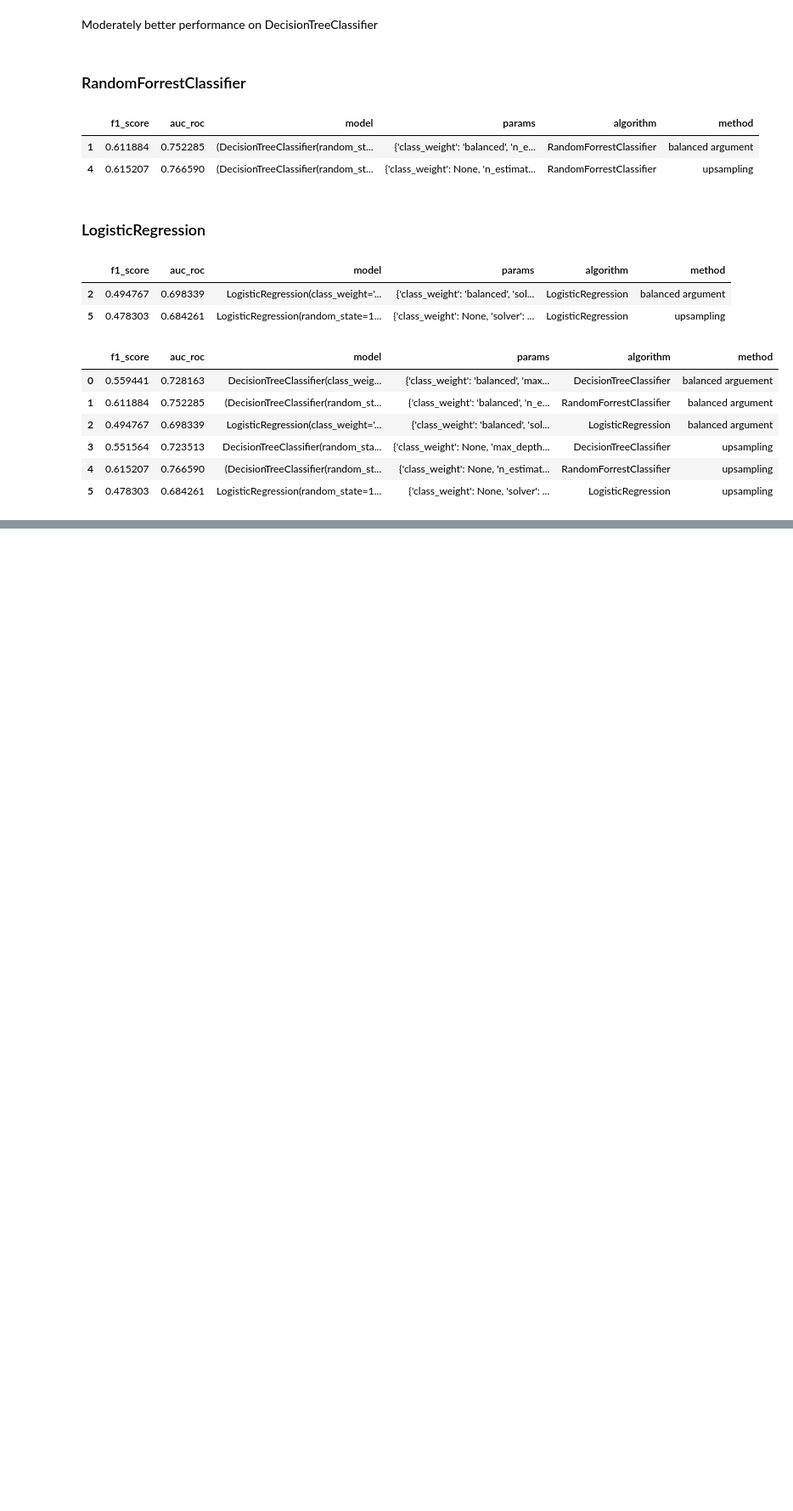
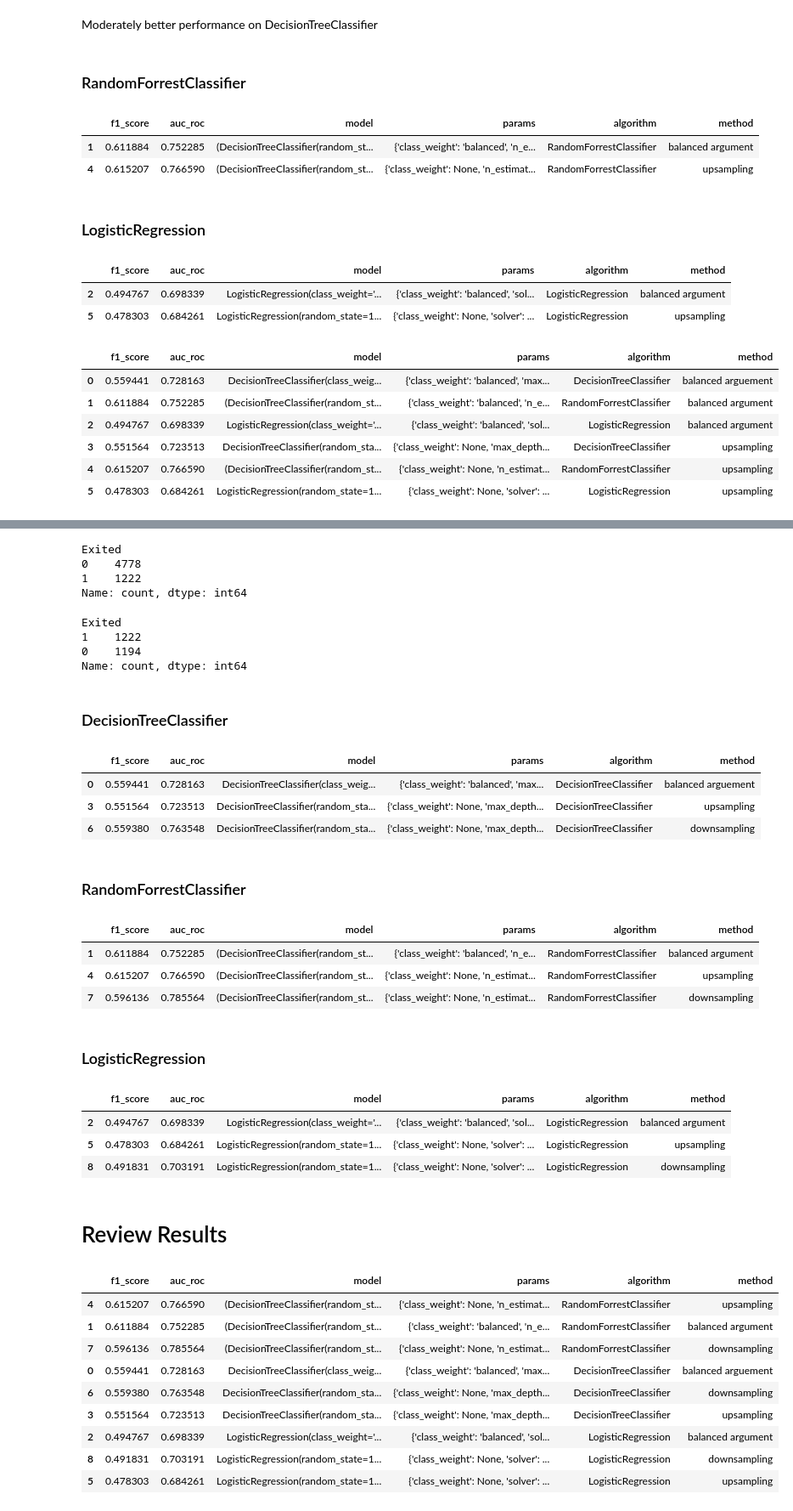
Before and after one commit to IMMontoya/Predict_Customer_Churn, a Jupyter notebook: nb.ipynb, the cells around one changed output, grey strips where cells are left out. Shown: that part at 85% size. Cells and saved outputs as stored; diff of their text form; code cells hidden in the pictures; blank space fills up the shorter version.

Commit message:
Up to Review Results section

```diff
--- a/nb.ipynb
+++ b/nb.ipynb
@@ -804,0 +808,7 @@ display(results)
+# %%
+target_train.value_counts()
+# %% [output]
+Exited
+0    4778
+1    1222
+Name: count, dtype: int64
@@ -804,0 +828,60 @@ display(results)
+# %%
+features_downsampled, target_downsampled = downsample(features_train, target_train, 0.25, random_state)
+
+print(target_downsampled.value_counts())
+# %% [output]
+Exited
+1    1222
+0    1194
+Name: count, dtype: int64
+# %% [markdown]
+### DecisionTreeClassifier
+# %%
+results = update_results(results, validate_DecisionTreeClassifier(features_downsampled, target_downsampled, features_valid, target_valid, random_state, **decision_tree_params), 'downsampling')
+# %%
+display(results[results['algorithm'] == 'DecisionTreeClassifier'])
+# %% [output]
+|  | f1_score | auc_roc | model | params | algorithm | method |
+| 0 | 0.559441 | 0.728163 | DecisionTreeClassifier(class_weig... | {'class_weight': 'balanced', 'max... | DecisionTreeClassifier | balanced arguement |
+| 3 | 0.551564 | 0.723513 | DecisionTreeClassifier(random_sta... | {'class_weight': None, 'max_depth... | DecisionTreeClassifier | upsampling |
+| 6 | 0.559380 | 0.763548 | DecisionTreeClassifier(random_sta... | {'class_weight': None, 'max_depth... | DecisionTreeClassifier | downsampling |
+# %% [markdown]
+### RandomForrestClassifier
+# %%
+results = update_results(results, validate_RandomForrest(features_downsampled, target_downsampled, features_valid, target_valid, **random_forrest_params), 'downsampling')
+# %%
+display(results[results['algorithm'] == 'RandomForrestClassifier'])
+# %% [output]
+|  | f1_score | auc_roc | model | params | algorithm | method |
+| 1 | 0.611884 | 0.752285 | (DecisionTreeClassifier(random_st... | {'class_weight': 'balanced', 'n_e... | RandomForrestClassifier | balanced argument |
+| 4 | 0.615207 | 0.766590 | (DecisionTreeClassifier(random_st... | {'class_weight': None, 'n_estimat... | RandomForrestClassifier | upsampling |
+| 7 | 0.596136 | 0.785564 | (DecisionTreeClassifier(random_st... | {'class_weight': None, 'n_estimat... | RandomForrestClassifier | downsampling |
+# %% [markdown]
+### LogisticRegression
+# %%
+results = update_results(results, validate_LogisticRegression(features_downsampled, target_downsampled, features_valid, target_valid, random_state=random_state, **logistic_regression_params), 'downsampling')
+# %%
+display(results[results['algorithm'] == 'LogisticRegression'])
+# %% [output]
+|  | f1_score | auc_roc | model | params | algorithm | method |
+| 2 | 0.494767 | 0.698339 | LogisticRegression(class_weight='... | {'class_weight': 'balanced', 'sol... | LogisticRegression | balanced argument |
+| 5 | 0.478303 | 0.684261 | LogisticRegression(random_state=1... | {'class_weight': None, 'solver': ... | LogisticRegression | upsampling |
+| 8 | 0.491831 | 0.703191 | LogisticRegression(random_state=1... | {'class_weight': None, 'solver': ... | LogisticRegression | downsampling |
+# %% [markdown]
+# Review Results
+# %%
+# Sort results by descending f1_score, auc_roc
+results = results.sort_values(by=['f1_score', 'auc_roc'], ascending=False)
+
+display(results)
+# %% [output]
+|  | f1_score | auc_roc | model | params | algorithm | method |
+| 4 | 0.615207 | 0.766590 | (DecisionTreeClassifier(random_st... | {'class_weight': None, 'n_estimat... | RandomForrestClassifier | upsampling |
+| 1 | 0.611884 | 0.752285 | (DecisionTreeClassifier(random_st... | {'class_weight': 'balanced', 'n_e... | RandomForrestClassifier | balanced argument |
+| 7 | 0.596136 | 0.785564 | (DecisionTreeClassifier(random_st... | {'class_weight': None, 'n_estimat... | RandomForrestClassifier | downsampling |
+| 0 | 0.559441 | 0.728163 | DecisionTreeClassifier(class_weig... | {'class_weight': 'balanced', 'max... | DecisionTreeClassifier | balanced arguement |
+| 6 | 0.559380 | 0.763548 | DecisionTreeClassifier(random_sta... | {'class_weight': None, 'max_depth... | DecisionTreeClassifier | downsampling |
+| 3 | 0.551564 | 0.723513 | DecisionTreeClassifier(random_sta... | {'class_weight': None, 'max_depth... | DecisionTreeClassifier | upsampling |
+| 2 | 0.494767 | 0.698339 | LogisticRegression(class_weight='... | {'class_weight': 'balanced', 'sol... | LogisticRegression | balanced argument |
+| 8 | 0.491831 | 0.703191 | LogisticRegression(random_state=1... | {'class_weight': None, 'solver': ... | LogisticRegression | downsampling |
+| 5 | 0.478303 | 0.684261 | LogisticRegression(random_state=1... | {'class_weight': None, 'solver': ... | LogisticRegression | upsampling |
```
Also changed, not shown: parts of 5 cells of this notebook, 6 other files.
